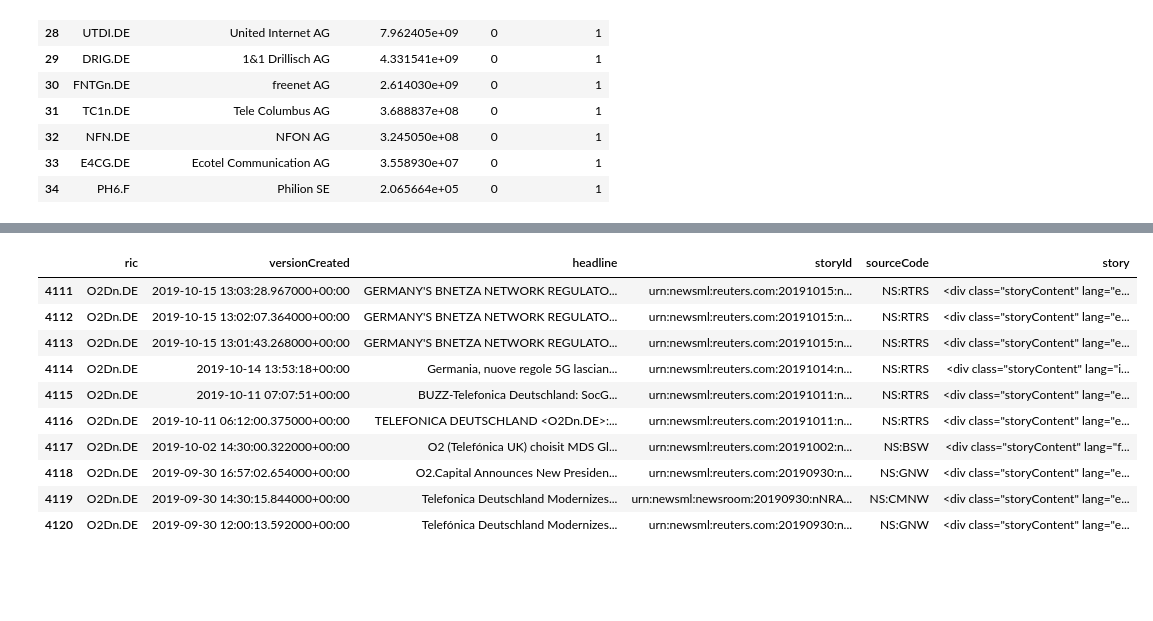
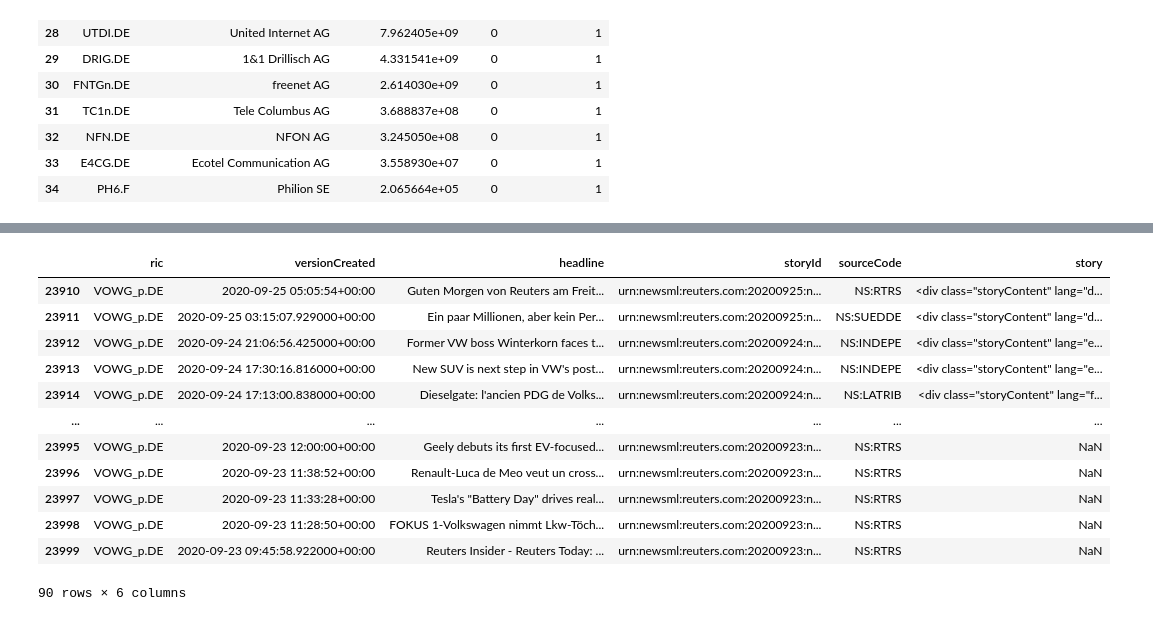
Before and after one commit to dany-kuznetsov/trade_get_news_true_way, a Jupyter notebook: trade_news_collector.ipynb, the cells around one changed output, grey strips where cells are left out. Saved outputs shown, nothing was run; the diff lists cells and outputs as text; code cells hidden in the pictures; blank space fills up the shorter version.

```diff
--- a/trade_news_collector.ipynb
+++ b/trade_news_collector.ipynb
@@ -81,7 +81,7 @@ rics_german_telekom_df[['ric', 'Company Common Name', 'Company Market Cap', 'DAX
 | 33 | E4CG.DE | Ecotel Communication AG | 3.558930e+07 | 0 | 1 |
 | 34 | PH6.F | Philion SE | 2.065664e+05 | 0 | 1 |
 # %%
-condition_dax= rics_german_df['DAX'] == 1
+condition_dax = (rics_german_df['DAX'] == 1) & (rics_german_df['German_telecom'] != 1)
 rics_dax = rics_german_df[condition_dax]
 rics_dax[['ric', 'Company Common Name', 'Company Market Cap', 'DAX', 'German_telecom']]
 # %% [output]
@@ -151,10 +151,13 @@ print(quasi_logger.shape, most_latest_file)
 # %%
 # Зададим, по какому df мы будет итерировать ric компании (её код на бирже).
-rics_to_loop_df = rics_german_telekom_df
+rics_to_loop_df = rics_dax
 rics_to_loop_df = rics_to_loop_df.reset_index(drop=True) # чтобы юзать .loc()
 
 # Зададим переменную, котролирующую количество выгружаемых за раз заголовков
 headlines_count_to_request = 100
+
+# Необходимо задать переменную до цикла как 100, далее она будет изменяться
+headlines_number = 100
 
 # Первый цикл будет итерировать компании.
 for ric_i in range(0, len(rics_to_loop_df)): # range(0, len(rics_to_loop_df))
@@ -312,17 +403,19 @@ KeyboardInterrupt:
 # %%
-all_headlines_df.tail(10)
+all_headlines_df.tail(90)
 # %% [output]
 |  | ric | versionCreated | headline | storyId | sourceCode | story |
-| 4111 | O2Dn.DE | 2019-10-15 13:03:28.967000+00:00 | GERMANY'S BNETZA NETWORK REGULATO... | urn:newsml:reuters.com:20191015:n... | NS:RTRS | <div class="storyContent" lang="e... |
-| 4112 | O2Dn.DE | 2019-10-15 13:02:07.364000+00:00 | GERMANY'S BNETZA NETWORK REGULATO... | urn:newsml:reuters.com:20191015:n... | NS:RTRS | <div class="storyContent" lang="e... |
-| 4113 | O2Dn.DE | 2019-10-15 13:01:43.268000+00:00 | GERMANY'S BNETZA NETWORK REGULATO... | urn:newsml:reuters.com:20191015:n... | NS:RTRS | <div class="storyContent" lang="e... |
-| 4114 | O2Dn.DE | 2019-10-14 13:53:18+00:00 | Germania, nuove regole 5G lascian... | urn:newsml:reuters.com:20191014:n... | NS:RTRS | <div class="storyContent" lang="i... |
-| 4115 | O2Dn.DE | 2019-10-11 07:07:51+00:00 | BUZZ-Telefonica Deutschland: SocG... | urn:newsml:reuters.com:20191011:n... | NS:RTRS | <div class="storyContent" lang="e... |
-| 4116 | O2Dn.DE | 2019-10-11 06:12:00.375000+00:00 | TELEFONICA DEUTSCHLAND <O2Dn.DE>:... | urn:newsml:reuters.com:20191011:n... | NS:RTRS | <div class="storyContent" lang="e... |
-| 4117 | O2Dn.DE | 2019-10-02 14:30:00.322000+00:00 | O2 (Telefónica UK) choisit MDS Gl... | urn:newsml:reuters.com:20191002:n... | NS:BSW | <div class="storyContent" lang="f... |
-| 4118 | O2Dn.DE | 2019-09-30 16:57:02.654000+00:00 | O2.Capital Announces New Presiden... | urn:newsml:reuters.com:20190930:n... | NS:GNW | <div class="storyContent" lang="e... |
-| 4119 | O2Dn.DE | 2019-09-30 14:30:15.844000+00:00 | Telefonica Deutschland Modernizes... | urn:newsml:newsroom:20190930:nNRA... | NS:CMNW | <div class="storyContent" lang="e... |
-| 4120 | O2Dn.DE | 2019-09-30 12:00:13.592000+00:00 | Telefónica Deutschland Modernizes... | urn:newsml:reuters.com:20190930:n... | NS:GNW | <div class="storyContent" lang="e... |
+| 23910 | VOWG_p.DE | 2020-09-25 05:05:54+00:00 | Guten Morgen von Reuters am Freit... | urn:newsml:reuters.com:20200925:n... | NS:RTRS | <div class="storyContent" lang="d... |
+| 23911 | VOWG_p.DE | 2020-09-25 03:15:07.929000+00:00 | Ein paar Millionen, aber kein Per... | urn:newsml:reuters.com:20200925:n... | NS:SUEDDE | <div class="storyContent" lang="d... |
+| 23912 | VOWG_p.DE | 2020-09-24 21:06:56.425000+00:00 | Former VW boss Winterkorn faces t... | urn:newsml:reuters.com:20200924:n... | NS:INDEPE | <div class="storyContent" lang="e... |
+| 23913 | VOWG_p.DE | 2020-09-24 17:30:16.816000+00:00 | New SUV is next step in VW's post... | urn:newsml:reuters.com:20200924:n... | NS:INDEPE | <div class="storyContent" lang="e... |
+| 23914 | VOWG_p.DE | 2020-09-24 17:13:00.838000+00:00 | Dieselgate: l'ancien PDG de Volks... | urn:newsml:reuters.com:20200924:n... | NS:LATRIB | <div class="storyContent" lang="f... |
+| ... | ... | ... | ... | ... | ... | ... |
+| 23995 | VOWG_p.DE | 2020-09-23 12:00:00+00:00 | Geely debuts its first EV-focused... | urn:newsml:reuters.com:20200923:n... | NS:RTRS | NaN |
+| 23996 | VOWG_p.DE | 2020-09-23 11:38:52+00:00 | Renault-Luca de Meo veut un cross... | urn:newsml:reuters.com:20200923:n... | NS:RTRS | NaN |
+| 23997 | VOWG_p.DE | 2020-09-23 11:33:28+00:00 | Tesla's "Battery Day" drives real... | urn:newsml:reuters.com:20200923:n... | NS:RTRS | NaN |
+| 23998 | VOWG_p.DE | 2020-09-23 11:28:50+00:00 | FOKUS 1-Volkswagen nimmt Lkw-Töch... | urn:newsml:reuters.com:20200923:n... | NS:RTRS | NaN |
+| 23999 | VOWG_p.DE | 2020-09-23 09:45:58.922000+00:00 | Reuters Insider - Reuters Today: ... | urn:newsml:reuters.com:20200923:n... | NS:RTRS | NaN |
+90 rows × 6 columns
 # %%
 all_headlines_df['versionCreated'].plot()
 # %% [output]
```
Also changed, not shown: parts of 8 cells of this notebook.
